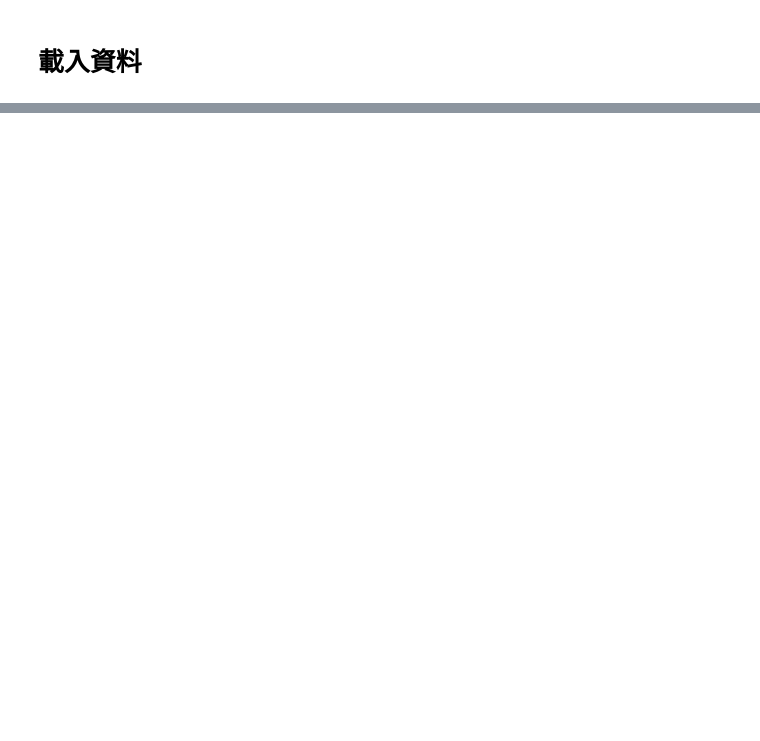
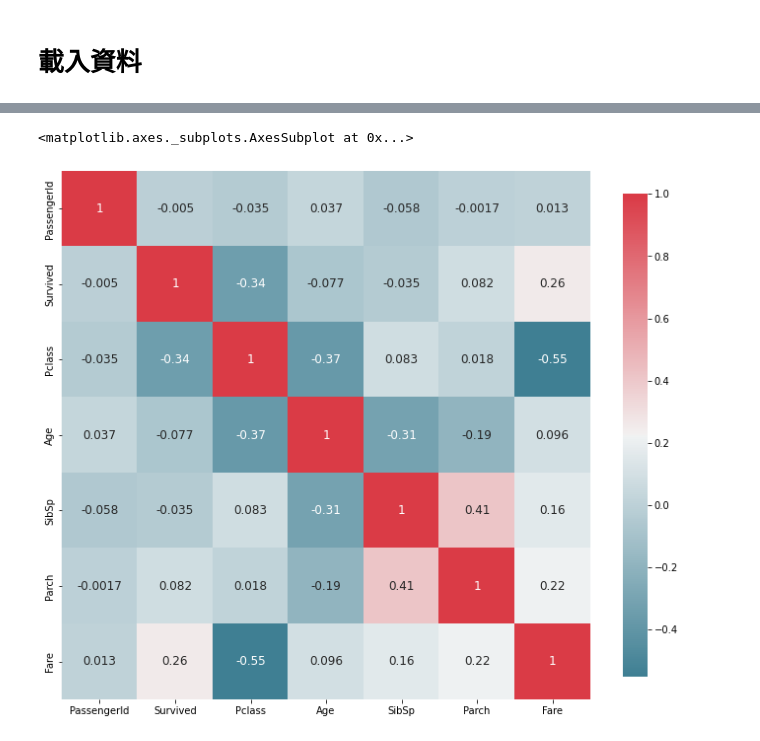
Before and after one commit to LaiTheGiant/titanic-analysis, a Jupyter notebook: 專題實作_＃01_鐵達尼號存活預測.ipynb, the cells around one changed output, grey strips where cells are left out. Cells and saved outputs as stored; diff of their text form; code cells hidden in the pictures; blank space fills up the shorter version.

```diff
--- a/專題實作_＃01_鐵達尼號存活預測.ipynb
+++ b/專題實作_＃01_鐵達尼號存活預測.ipynb
@@ -18,0 +53,18 @@ uploaded = files.upload()
+# %%
+import matplotlib.pyplot as plt
+import seaborn as sns
+
+corr = df_train.corr() #corr()是可以很快看到數值欄位之間的關係
+cmap = sns.diverging_palette( 220 , 10 , as_cmap = True )
+sns.heatmap(                                      #用一個格狀的圖做視覺化呈現
+        corr,
+        cmap = cmap,
+        square=True,
+        cbar_kws={ 'shrink' : .9 },
+        ax = plt.subplots( figsize =( 12 , 10 ) )[1],
+        annot = True,
+        annot_kws = { 'fontsize' : 12 }
+)
+# %% [output]
+<matplotlib.axes._subplots.AxesSubplot at 0x...>
+[figure, added]
```
Also changed, not shown: parts of 35 cells of this notebook.
